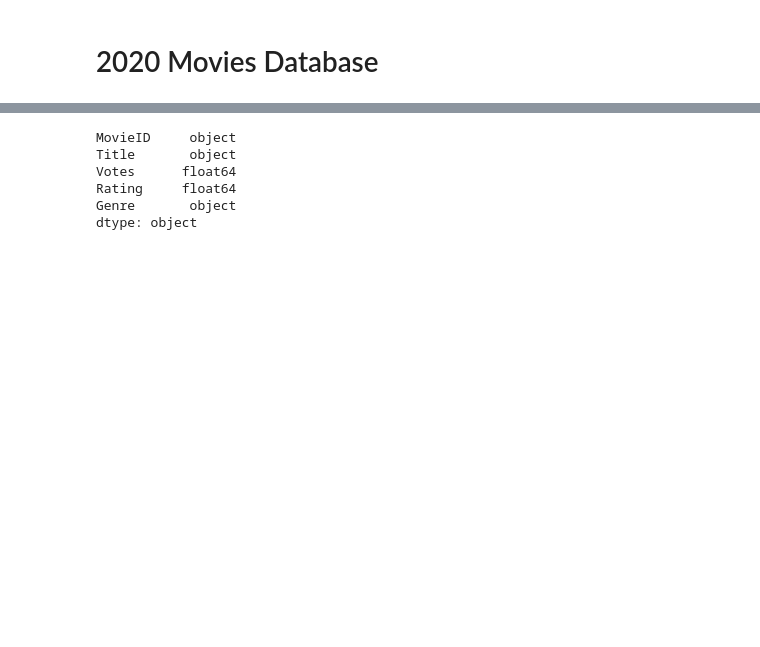
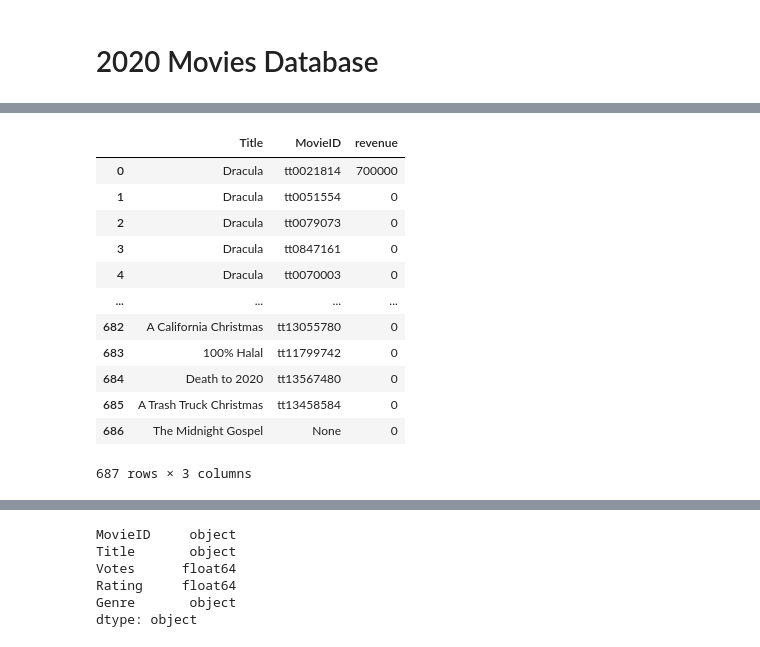
Before and after one commit to skayhan13/Pandemic-Watching, a Jupyter notebook: New_moviesDB.ipynb, the cells around one changed output, grey strips where cells are left out. Cells and saved outputs as stored; diff of their text form; code cells hidden in the pictures; blank space fills up the shorter version.

```diff
--- a/New_moviesDB.ipynb
+++ b/New_moviesDB.ipynb
@@ -550,3 +546,19 @@ Revenue found for tmdb id 792091
 ----------------------------------------------------------------------------
+# %%
+revenue20_df
+# %% [output]
+|  | Title | MovieID | revenue |
+| 0 | Dracula | tt0021814 | 700000 |
+| 1 | Dracula | tt0051554 | 0 |
+| 2 | Dracula | tt0079073 | 0 |
+| 3 | Dracula | tt0847161 | 0 |
+| 4 | Dracula | tt0070003 | 0 |
+| ... | ... | ... | ... |
+| 682 | A California Christmas | tt13055780 | 0 |
+| 683 | 100% Halal | tt11799742 | 0 |
+| 684 | Death to 2020 | tt13567480 | 0 |
+| 685 | A Trash Truck Christmas | tt13458584 | 0 |
+| 686 | The Midnight Gospel | None | 0 |
+687 rows × 3 columns
 # %%
 revenue20_df.to_csv('Output/MovieRevenue_2019.csv')
```
Also changed, not shown: parts of 24 cells of this notebook, 4 other files.
